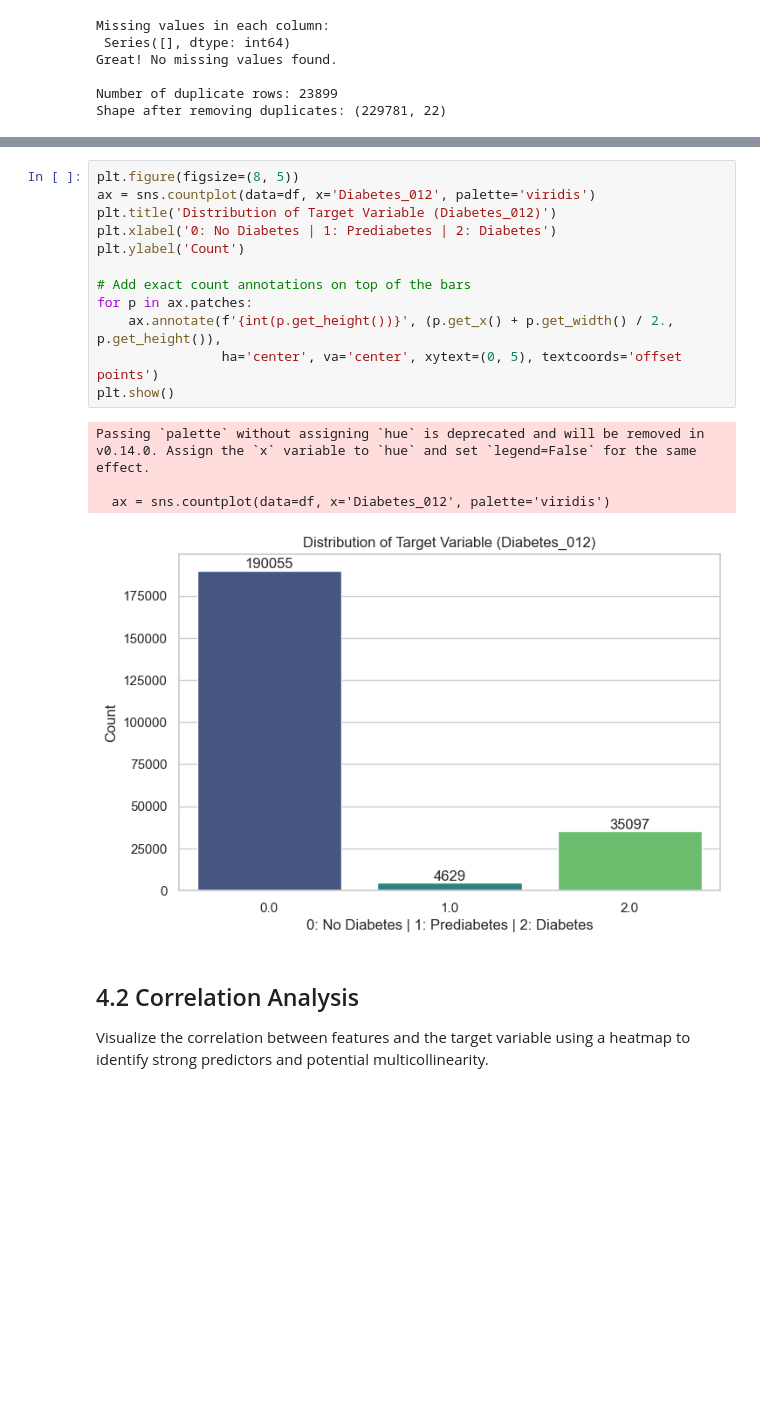
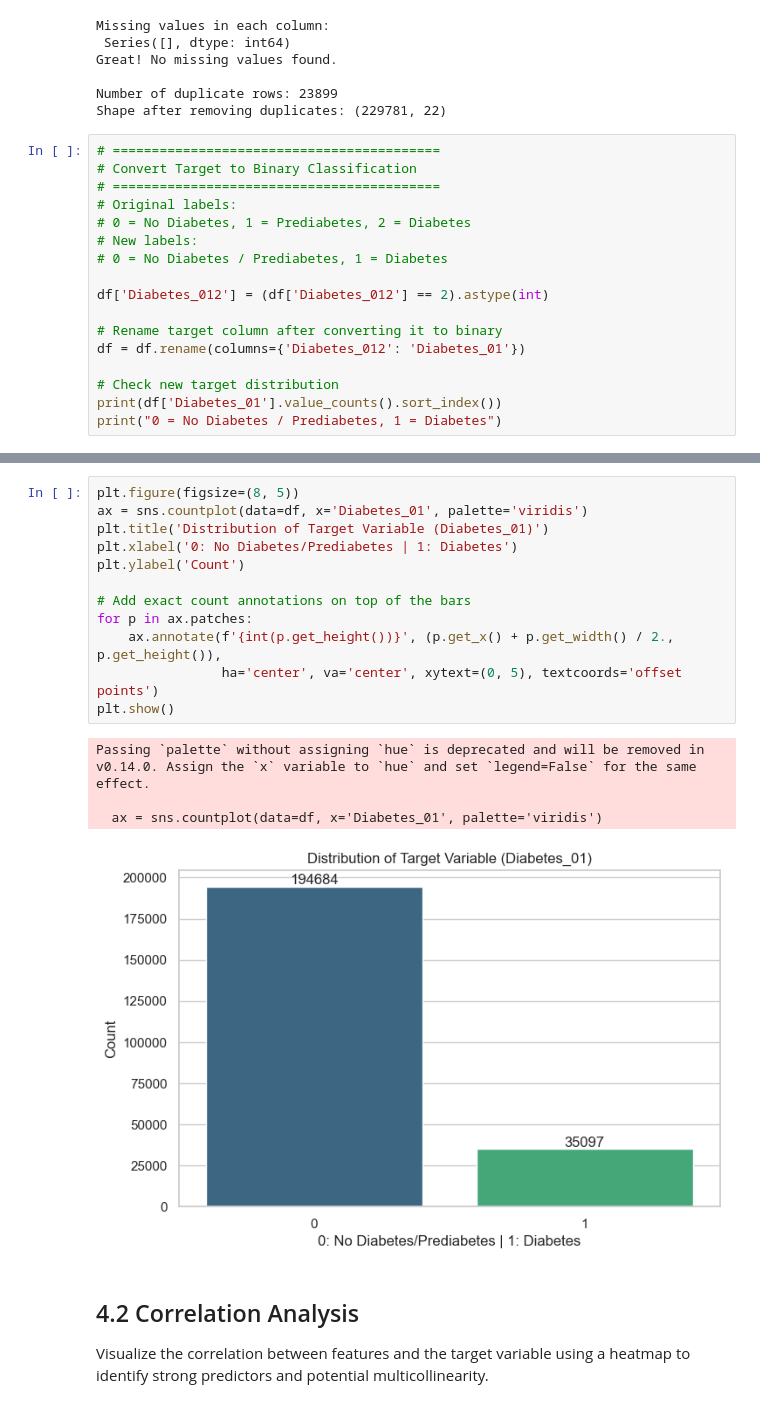
Before and after one commit to Erdos-Projects/summer26-diabetes-prediction, a Jupyter notebook: notebooks/01_eda_and_data_cleaning.ipynb, the cells around one changed output, grey strips where cells are left out. Drawn from its saved outputs; the diff is of its cells as text; blank space fills up the shorter version.

```diff
--- a/notebooks/01_eda_and_data_cleaning.ipynb
+++ b/notebooks/01_eda_and_data_cleaning.ipynb
@@ -93,3 +93,20 @@ Great! No missing values found.
 
 Number of duplicate rows: 23899
 Shape after removing duplicates: (229781, 22)
+# %%
+# ==========================================
+# Convert Target to Binary Classification
+# ==========================================
+# Original labels:
+# 0 = No Diabetes, 1 = Prediabetes, 2 = Diabetes
+# New labels:
+# 0 = No Diabetes / Prediabetes, 1 = Diabetes
+
+df['Diabetes_012'] = (df['Diabetes_012'] == 2).astype(int)
+
+# Rename target column after converting it to binary
+df = df.rename(columns={'Diabetes_012': 'Diabetes_01'})
+
+# Check new target distribution
+print(df['Diabetes_01'].value_counts().sort_index())
+print("0 = No Diabetes / Prediabetes, 1 = Diabetes")
@@ -103,20 +125,20 @@ Examine the class distribution of `Diabetes_012`.
 # %%
 plt.figure(figsize=(8, 5))
-ax = sns.countplot(data=df, x='Diabetes_012', palette='viridis')
-plt.title('Distribution of Target Variable (Diabetes_012)')
-plt.xlabel('0: No Diabetes | 1: Prediabetes | 2: Diabetes')
+ax = sns.countplot(data=df, x='Diabetes_01', palette='viridis')
+plt.title('Distribution of Target Variable (Diabetes_01)')
+plt.xlabel('0: No Diabetes/Prediabetes | 1: Diabetes')
 plt.ylabel('Count')
 
 # Add exact count annotations on top of the bars
 for p in ax.patches:
     ax.annotate(f'{int(p.get_height())}', (p.get_x() + p.get_width() / 2., p.get_height()),
                 ha='center', va='center', xytext=(0, 5), textcoords='offset points')
 plt.show()
 # %% [output]
 Passing `palette` without assigning `hue` is deprecated and will be removed in v0.14.0. Assign the `x` variable to `hue` and set `legend=False` for the same effect.
 
-  ax = sns.countplot(data=df, x='Diabetes_012', palette='viridis')
+  ax = sns.countplot(data=df, x='Diabetes_01', palette='viridis')
-[figure, old version]
+[figure, new version]
 # %% [markdown]
 ## 4.2 Correlation Analysis
 Visualize the correlation between features and the target variable using a heatmap to identify strong predictors and potential multicollinearity.
```
Also changed, not shown: parts of 6 cells of this notebook, 6 other files.
